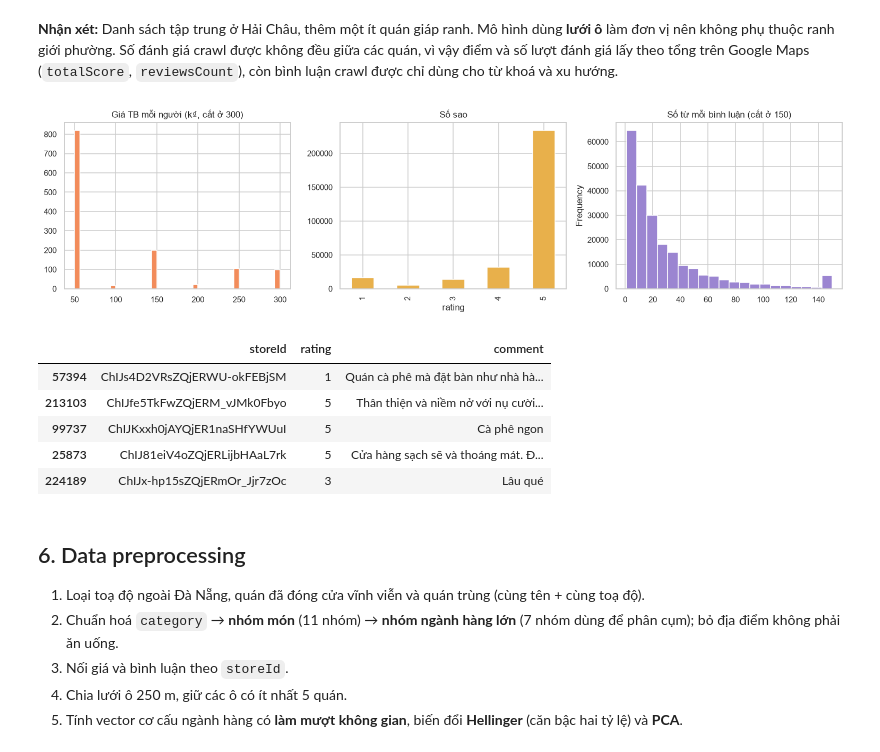
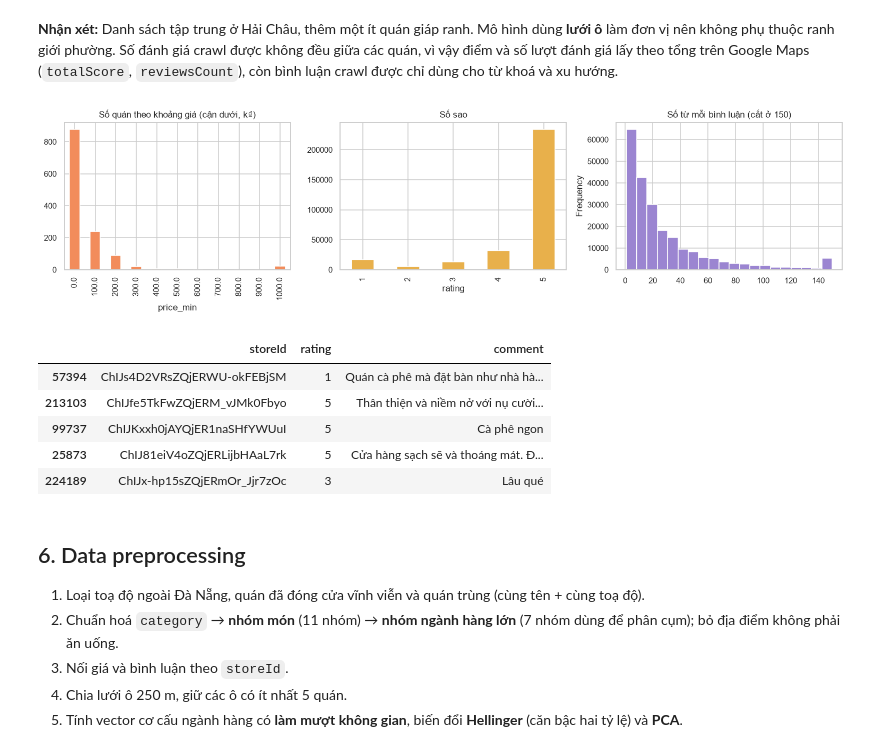
Before and after one commit to bngbtran/HaiChau-Hotspots, a Jupyter notebook: HaiChau_Hotspots.ipynb, the cells around one changed output. Cells and saved outputs as stored; diff of their text form; code cells hidden in the pictures.

```diff
--- a/HaiChau_Hotspots.ipynb
+++ b/HaiChau_Hotspots.ipynb
@@ -95,9 +95,12 @@ stores_raw = (raw_reviews.drop_duplicates("placeId")
               [["storeId", "storeName", "address", "neighborhood", "latitude", "longitude", "category", "categories", "totalScore", "reviewsCount",
                 "permanentlyClosed", "temporarilyClosed"]].reset_index(drop=True))
 
-# Giá mỗi quán: trung vị các khoảng giá người đánh giá khai. Khoảng "Trên 1.000.000 ₫" không có cận trên nên lấy cận trên = cận dưới
-priced = raw_reviews[raw_reviews.priceMin_vnd.notna()].assign(price_max=lambda x: x.priceMax_vnd.fillna(x.priceMin_vnd))
-prices_raw = priced.groupby("placeId").agg(price_min=("priceMin_vnd", "median"), price_max=("price_max", "median")).reset_index().rename(columns={"placeId": "storeId"})
+# Giá mỗi quán: khoảng giá được nhiều người đánh giá chọn nhất, giữ nguyên khoảng gốc của Google; bằng phiếu thì lấy khoảng thấp hơn.
+# Khoảng "Trên 1.000.000 ₫" không có cận trên. Quán không có ai khai giá thì để trống
+prices_raw = (raw_reviews[raw_reviews.priceMin_vnd.notna()]
+              .groupby(["placeId", "priceMin_vnd", "priceMax_vnd"], dropna=False).size().rename("n").reset_index()
+              .sort_values(["placeId", "n", "priceMin_vnd"], ascending=[True, False, True]).drop_duplicates("placeId")
+              .rename(columns={"placeId": "storeId", "priceMin_vnd": "price_min", "priceMax_vnd": "price_max"})[["storeId", "price_min", "price_max"]])
 
 # Bình luận tiếng Việt: giữ nguyên bản tiếng Việt, tiếng khác dùng bản Google dịch sang tiếng Việt; không có bản tiếng Việt thì để trống
 vi_text = raw_reviews.text.where(raw_reviews.originalLanguage == "vi")
@@ -193,14 +196,13 @@ dtype: float64
 **Nhận xét:** Danh sách tập trung ở Hải Châu, thêm một ít quán giáp ranh. Mô hình dùng **lưới ô** làm đơn vị nên không phụ thuộc ranh giới phường. Số đánh giá crawl được không đều giữa các quán, vì vậy điểm và số lượt đánh giá lấy theo tổng trên Google Maps (`totalScore`, `reviewsCount`), còn bình luận crawl được chỉ dùng cho từ khoá và xu hướng.
 # %%
 fig, ax = plt.subplots(1, 3, figsize=(14, 3.8))
-p_mid = (prices_raw.price_min + prices_raw.price_max) / 2000
-ax[0].hist(p_mid.clip(upper=300), bins=40, color="#F28C5B"); ax[0].set_title("Giá TB mỗi người (k₫, cắt ở 300)")
+(prices_raw.price_min // 1000).value_counts().sort_index().plot.bar(ax=ax[0], color="#F28C5B"); ax[0].set_title("Số quán theo khoảng giá (cận dưới, k₫)")
 reviews_raw["rating"].value_counts().sort_index().plot.bar(ax=ax[1], color="#E8B04B"); ax[1].set_title("Số sao")
 reviews_raw["comment"].dropna().str.split().str.len().clip(upper=150).plot.hist(ax=ax[2], bins=20, color="#9B85D1"); ax[2].set_title("Số từ mỗi bình luận (cắt ở 150)")
 plt.tight_layout(); plt.show()
 reviews_raw.dropna(subset=["comment"]).sample(5, random_state=SEED)[["storeId", "rating", "comment"]]
 # %% [output]
-[figure, old version]
+[figure, new version]
 |  | storeId | rating | comment |
 | 57394 | ChIJs4D2VRsZQjERWU-okFEBjSM | 1 | Quán cà phê mà đặt bàn như nhà hà... |
 | 213103 | ChIJfe5TkFwZQjERM_vJMk0Fbyo | 5 | Thân thiện và niềm nở với nụ cười... |
```
Also changed, not shown: parts of 4 cells of this notebook, 15 other files.
